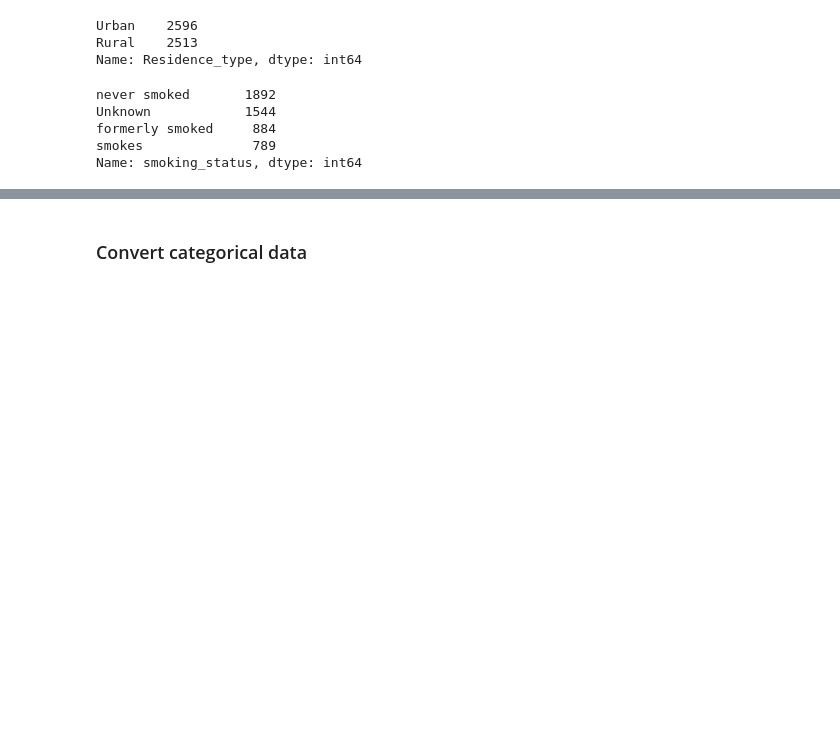
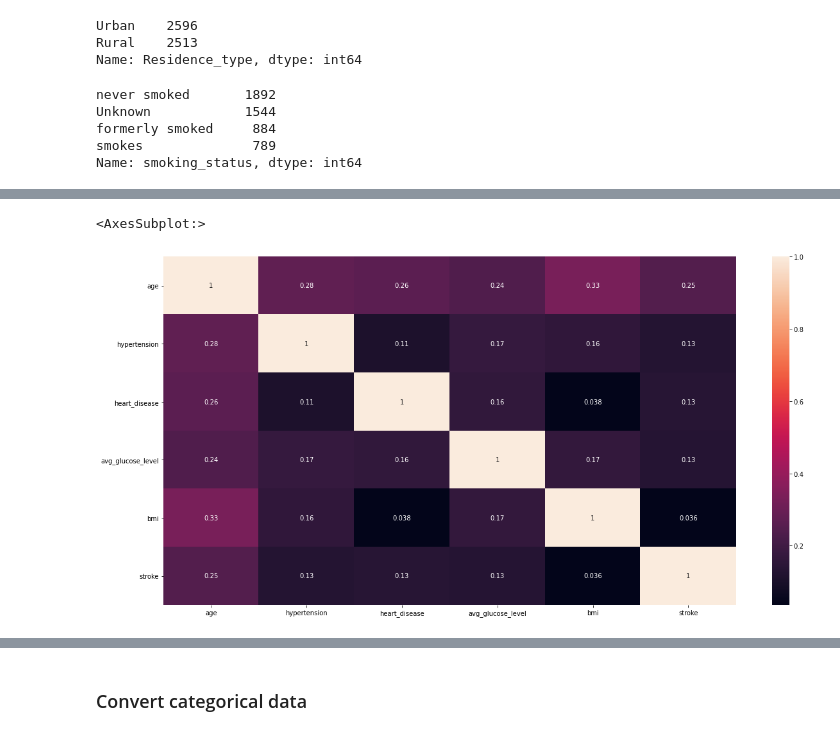
Before and after one commit to rotznmu/stroke_prediction_capstone, a Jupyter notebook: Stroke Prediction.ipynb, the cells around one changed output, grey strips where cells are left out. Saved outputs shown, nothing was run; the diff lists cells and outputs as text; code cells hidden in the pictures; blank space fills up the shorter version.

Commit message:
Finished EDA and converted categorical data

```diff
--- a/Stroke Prediction.ipynb
+++ b/Stroke Prediction.ipynb
@@ -450,0 +466,6 @@ Name: smoking_status, dtype: int64
+# %%
+plt.figure(figsize=(20,10))
+sns.heatmap(stroke_data.corr(), annot=True)
+# %% [output]
+<AxesSubplot:>
+[figure, added]
```
Also changed, not shown: parts of 47 cells of this notebook.
